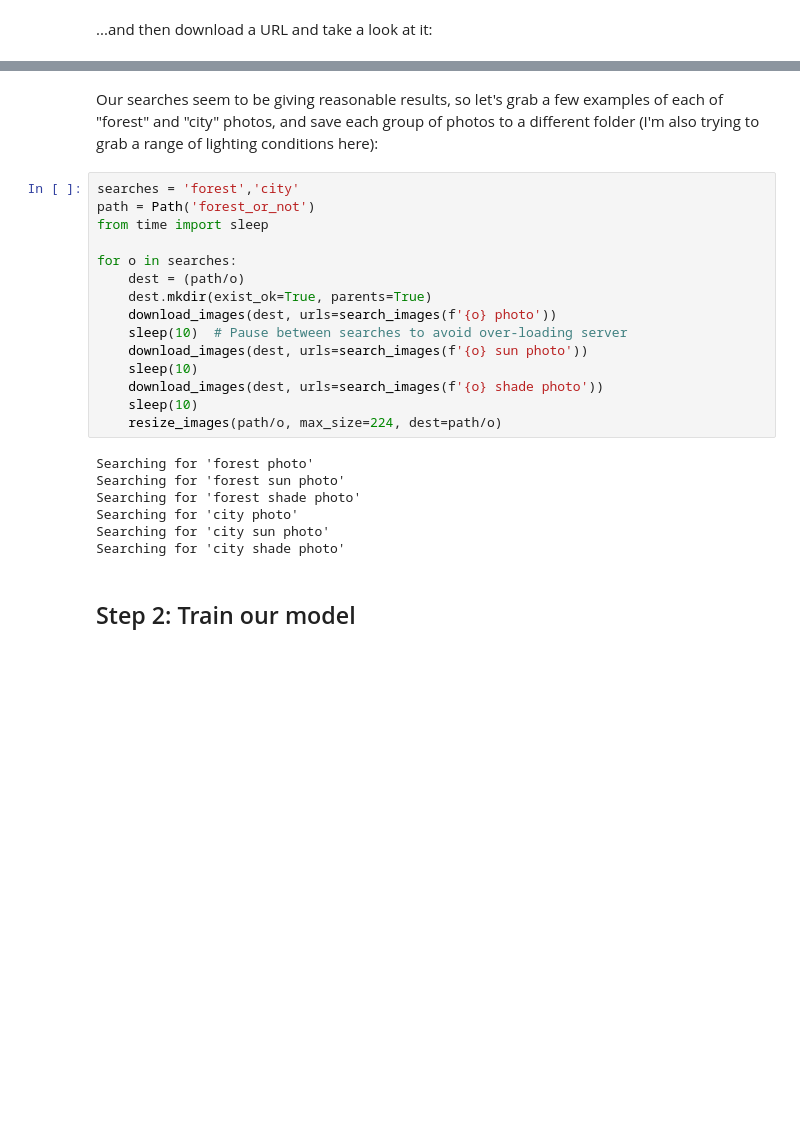
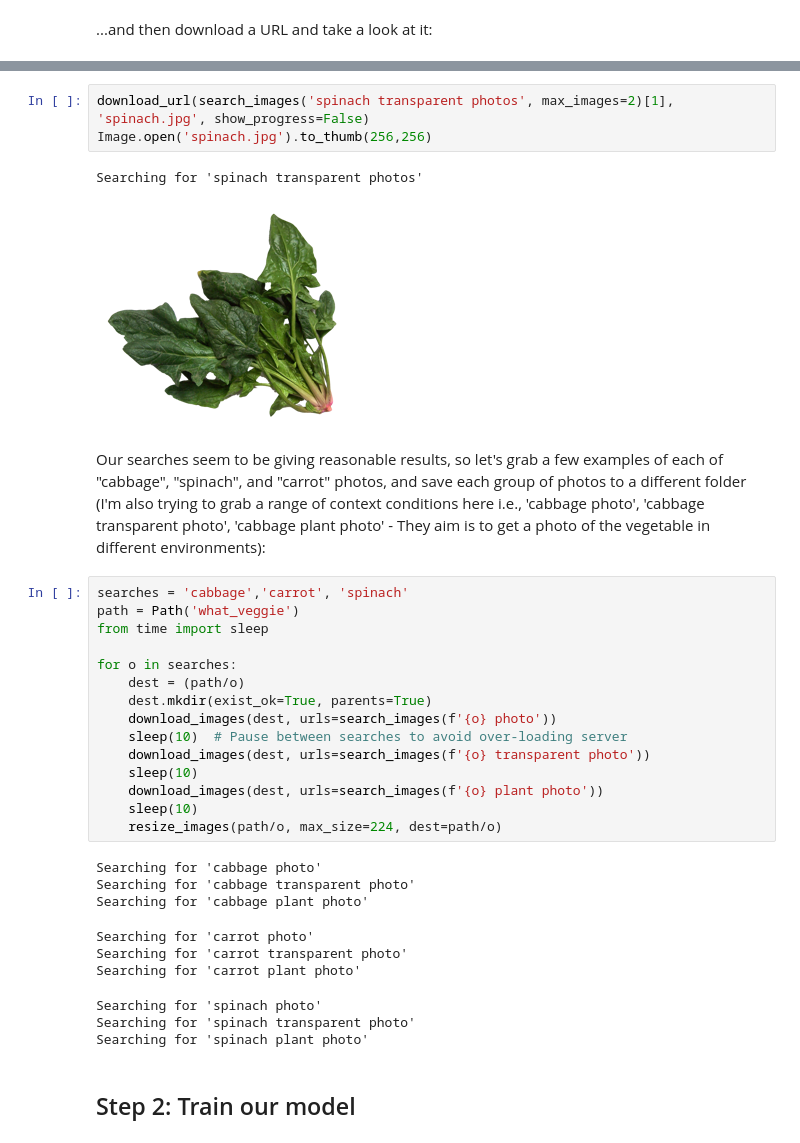
Before and after one commit to mwanginjuguna/deeplearning-with-fast-ai, a Jupyter notebook: take_2-is-it-a-city.ipynb, the cells around one changed output, grey strips where cells are left out. Saved outputs shown, nothing was run; the diff lists cells and outputs as text; blank space fills up the shorter version.

```diff
--- a/take_2-is-it-a-city.ipynb
+++ b/take_2-is-it-a-city.ipynb
@@ -92,8 +75,14 @@ Searching for 'city photos'
+# %%
+download_url(search_images('spinach transparent photos', max_images=2)[1], 'spinach.jpg', show_progress=False)
+Image.open('spinach.jpg').to_thumb(256,256)
+# %% [output]
+Searching for 'spinach transparent photos'
+[figure, added]
 # %% [markdown]
-Our searches seem to be giving reasonable results, so let's grab a few examples of each of "forest" and "city" photos, and save each group of photos to a different folder (I'm also trying to grab a range of lighting conditions here):
+Our searches seem to be giving reasonable results, so let's grab a few examples of each of "cabbage", "spinach", and "carrot" photos, and save each group of photos to a different folder (I'm also trying to grab a range of context conditions here i.e., 'cabbage photo', 'cabbage transparent photo', 'cabbage plant photo' - They aim is to get a photo of the vegetable in different environments):
 # %%
-searches = 'forest','city'
-path = Path('forest_or_not')
+searches = 'cabbage','carrot', 'spinach'
+path = Path('what_veggie')
 from time import sleep
 
 for o in searches:
@@ -101,18 +90,21 @@ for o in searches:
     dest.mkdir(exist_ok=True, parents=True)
     download_images(dest, urls=search_images(f'{o} photo'))
     sleep(10)  # Pause between searches to avoid over-loading server
-    download_images(dest, urls=search_images(f'{o} sun photo'))
+    download_images(dest, urls=search_images(f'{o} transparent photo'))
     sleep(10)
-    download_images(dest, urls=search_images(f'{o} shade photo'))
+    download_images(dest, urls=search_images(f'{o} plant photo'))
     sleep(10)
     resize_images(path/o, max_size=224, dest=path/o)
 # %% [output]
-Searching for 'forest photo'
-Searching for 'forest sun photo'
-Searching for 'forest shade photo'
-Searching for 'city photo'
-Searching for 'city sun photo'
-Searching for 'city shade photo'
+Searching for 'cabbage photo'
+Searching for 'cabbage transparent photo'
+Searching for 'cabbage plant photo'
+Searching for 'carrot photo'
+Searching for 'carrot transparent photo'
+Searching for 'carrot plant photo'
+Searching for 'spinach photo'
+Searching for 'spinach transparent photo'
+Searching for 'spinach plant photo'
 # %% [markdown]
 ## Step 2: Train our model
 # %% [markdown]
```
Also changed, not shown: parts of 16 cells of this notebook.
